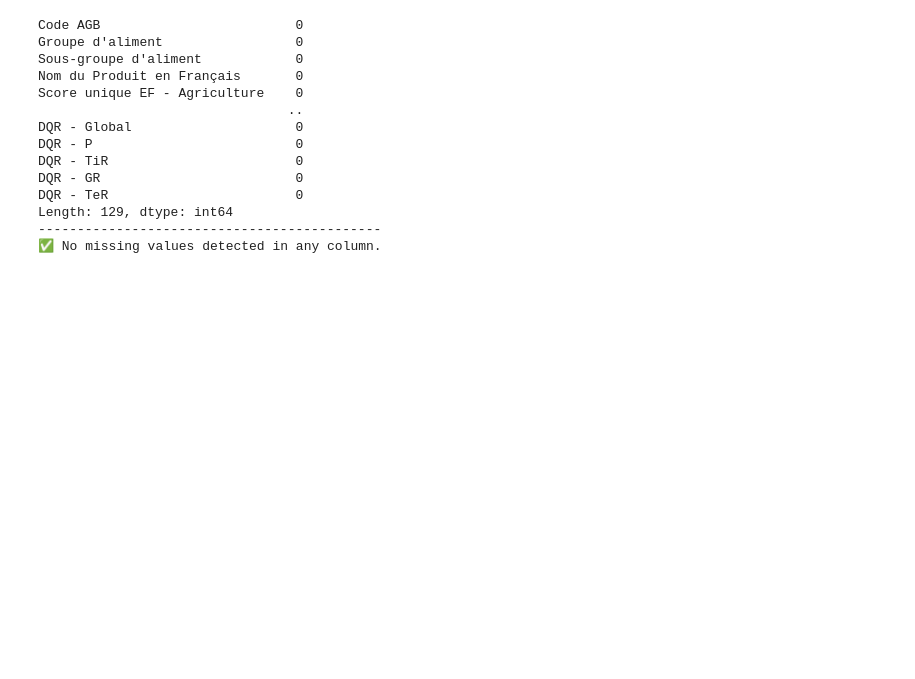
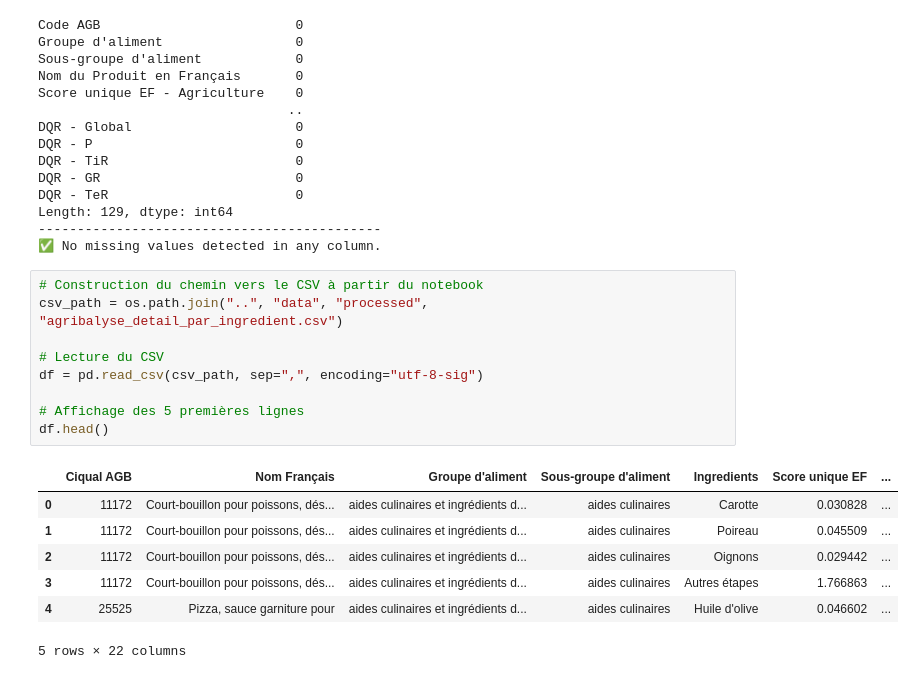
Before and after one commit to EmiliaKARDACHE/Projet-ETL, a Jupyter notebook: notebooks/agribalyse_detail_par_etape.ipynb, the cells around one changed output. Saved outputs shown, nothing was run; the diff lists cells and outputs as text; blank space fills up the shorter version.

Commit message:
Feature: agribalyse datasets add unit par etape / par ingredient + new prod alim extraction + reorganisation of the kaggle sample

```diff
--- a/notebooks/agribalyse_detail_par_etape.ipynb
+++ b/notebooks/agribalyse_detail_par_etape.ipynb
@@ -174,3 +174,20 @@ DQR - TeR                        0
 Length: 129, dtype: int64
 --------------------------------------------
 ✅ No missing values detected in any column.
+# %%
+# Construction du chemin vers le CSV à partir du notebook
+csv_path = os.path.join("..", "data", "processed", "agribalyse_detail_par_ingredient.csv")
+
+# Lecture du CSV
+df = pd.read_csv(csv_path, sep=",", encoding="utf-8-sig")
+
+# Affichage des 5 premières lignes
+df.head()
+# %% [output]
+|  | Ciqual AGB | Nom Français | Groupe d'aliment | Sous-groupe d'aliment | Ingredients | Score unique EF | ... |
+| 0 | 11172 | Court-bouillon pour poissons, dés... | aides culinaires et ingrédients d... | aides culinaires | Carotte | 0.030828 | ... |
+| 1 | 11172 | Court-bouillon pour poissons, dés... | aides culinaires et ingrédients d... | aides culinaires | Poireau | 0.045509 | ... |
+| 2 | 11172 | Court-bouillon pour poissons, dés... | aides culinaires et ingrédients d... | aides culinaires | Oignons | 0.029442 | ... |
+| 3 | 11172 | Court-bouillon pour poissons, dés... | aides culinaires et ingrédients d... | aides culinaires | Autres étapes | 1.766863 | ... |
+| 4 | 25525 | Pizza, sauce garniture pour | aides culinaires et ingrédients d... | aides culinaires | Huile d'olive | 0.046602 | ... |
+5 rows × 22 columns
```
Also changed, not shown: parts of 2 cells of this notebook, 3 other files.
